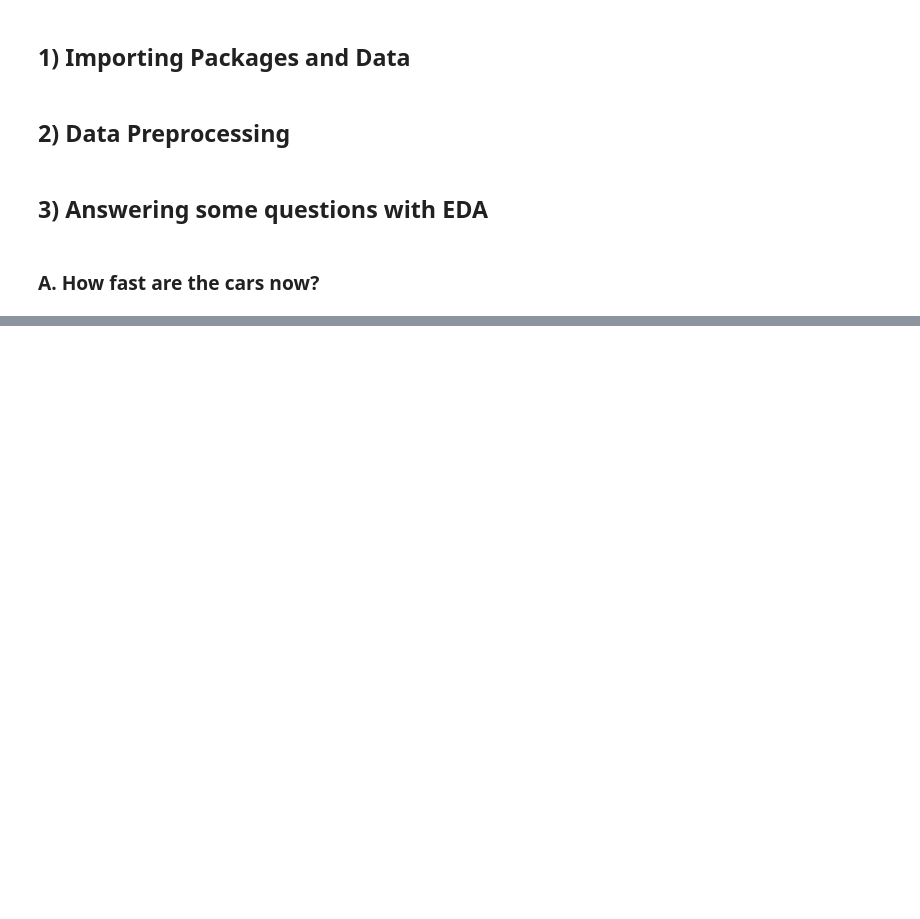
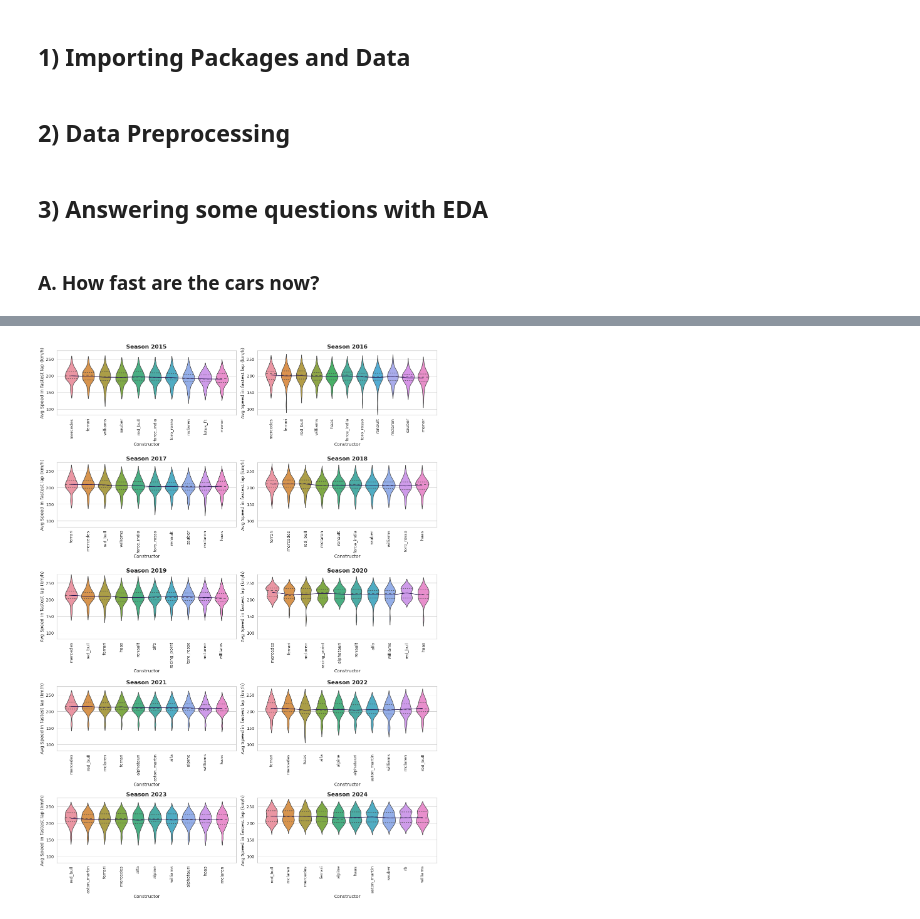
Before and after one commit to GabyCisnerosV/F1_NoName, a Jupyter notebook: 2_EDA_Part1.ipynb, the cells around one changed output, grey strips where cells are left out. Drawn from its saved outputs; the diff is of its cells as text; code cells hidden in the pictures; blank space fills up the shorter version.

```diff
--- a/2_EDA_Part1.ipynb
+++ b/2_EDA_Part1.ipynb
@@ -131,0 +182,28 @@ fig.show()
+# %%
+sns.set_theme(style="whitegrid", palette="magma",font_scale=1.2,font="DejaVu Sans")
+
+From_Season=2015
+DF=ResultsDF[(ResultsDF["season"]>=From_Season)] #filter for viz reasons
+cols,x,y=2,0,0
+rows=int(np.ceil(DF["season"].nunique()/cols))
+
+fig, axs = plt.subplots(figsize=(18, rows*5),ncols=cols,nrows=rows)
+
+for year in sorted(DF["season"].unique()):
+    sns.violinplot(x='constructor.constructorid', y='fastestlap.averagespeed.speed', data=DF[DF["season"] == year],inner='quart', ax=axs[y,x])
+    sns.lineplot(estimator="mean",ci=None,x='constructor.constructorid', y='fastestlap.averagespeed.speed', data=DF[DF["season"] == year], ax=axs[y,x])
+    axs[y,x].set_title(f'Season {year}',fontsize=18,fontweight='bold')
+    axs[y,x].set_xlabel('Constructor')
+    axs[y,x].set_ylabel('Avg Speed in fastest lap (km/h)')
+    axs[y,x].set_xticklabels(axs[y, x].get_xticklabels(), rotation=90)
+    axs[y,x].set_ylim(DF['fastestlap.averagespeed.speed'].min()-20, DF['fastestlap.averagespeed.speed'].max()+20)
+
+    x+=1
+    if x>cols-1:
+        x=0
+        y+=1
+
+plt.tight_layout()
+plt.show()
+# %% [output]
+[figure, added]
```
Also changed, not shown: parts of 7 cells of this notebook, 1 other file.
